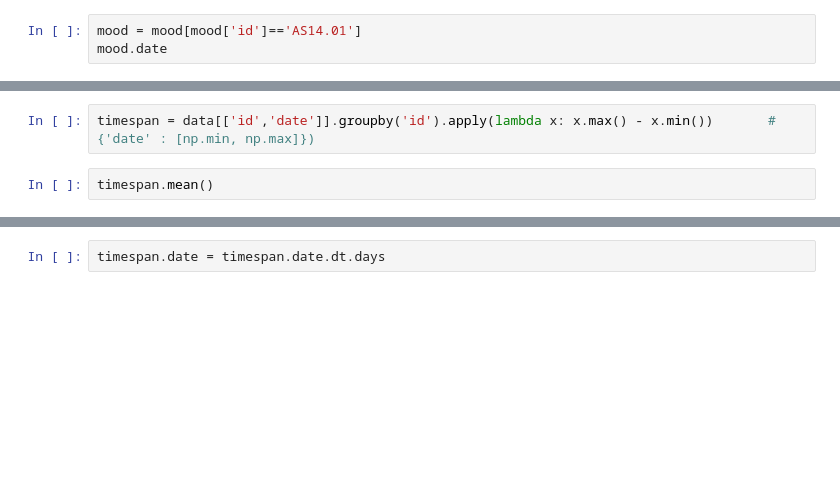
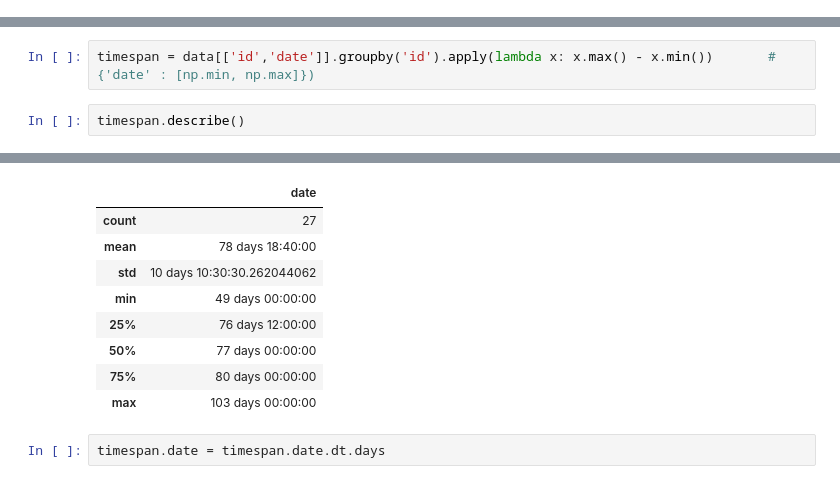
Before and after one commit to benplatten/DMT_A1, a Jupyter notebook: eda.ipynb, the cells around one changed output, grey strips where cells are left out. Drawn from its saved outputs; the diff is of its cells as text; blank space fills up the shorter version.

```diff
--- a/eda.ipynb
+++ b/eda.ipynb
@@ -86,6 +86,3 @@ mood #['id'].unique()
 | 1266 | AS14.33 | 2014-05-30 | 6.800000 | 12.200000 |
 | 1267 | AS14.33 | 2014-05-31 | 7.000000 | 12.000000 |
 1268 rows × 4 columns
-# %%
-mood = mood[mood['id']=='AS14.01']
-mood.date
@@ -212,5 +191,5 @@ data.describe()
 # %%
 timespan = data[['id','date']].groupby('id').apply(lambda x: x.max() - x.min())       #{'date' : [np.min, np.max]})
 # %%
-timespan.mean()
+timespan.describe()
 # %% [output]
@@ -219,3 +196,12 @@ dtype: timedelta64[ns]
+|  | date |
+| count | 27 |
+| mean | 78 days 18:40:00 |
+| std | 10 days 10:30:30.262044062 |
+| min | 49 days 00:00:00 |
+| 25% | 76 days 12:00:00 |
+| 50% | 77 days 00:00:00 |
+| 75% | 80 days 00:00:00 |
+| max | 103 days 00:00:00 |
 # %%
 timespan.date = timespan.date.dt.days
 # %%
```
Also changed, not shown: parts of 3 cells of this notebook, 5 other files.
